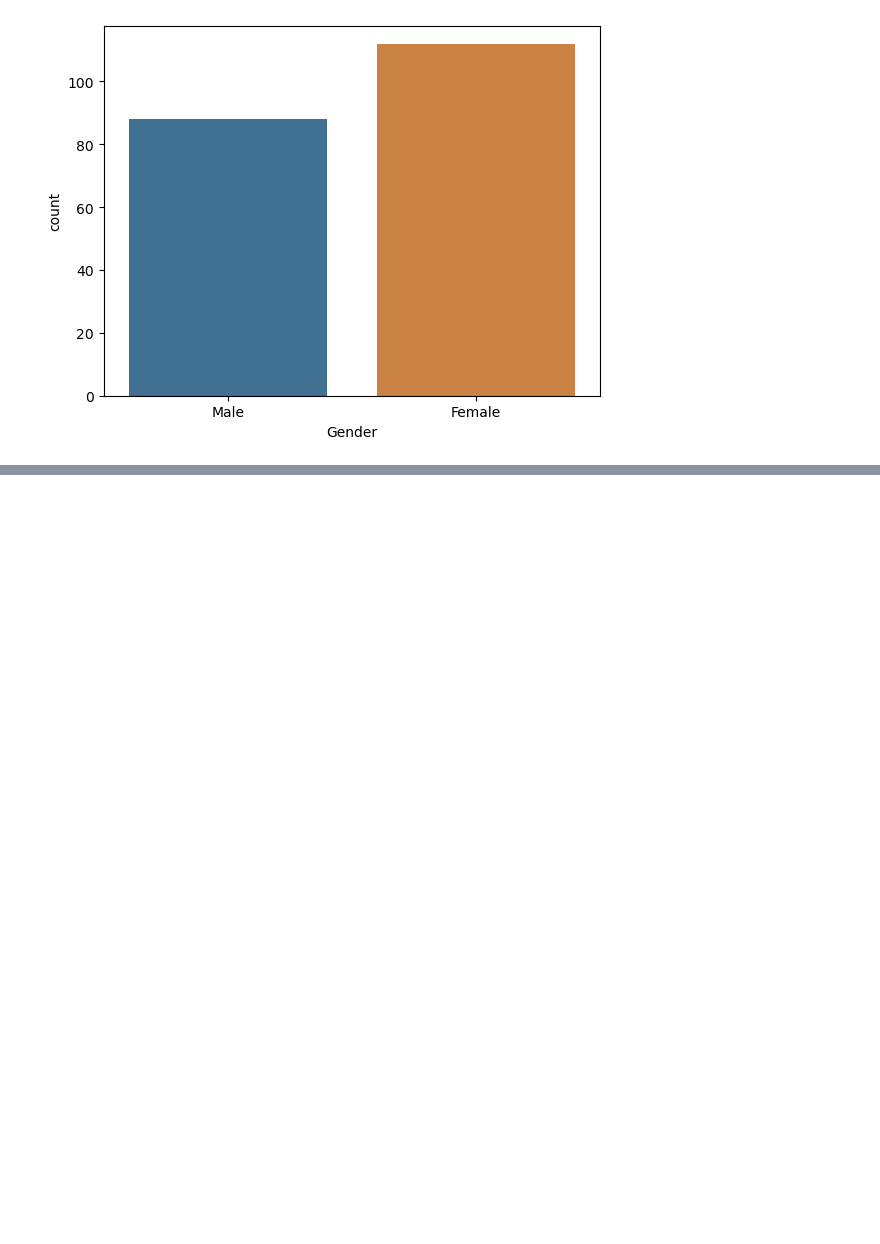
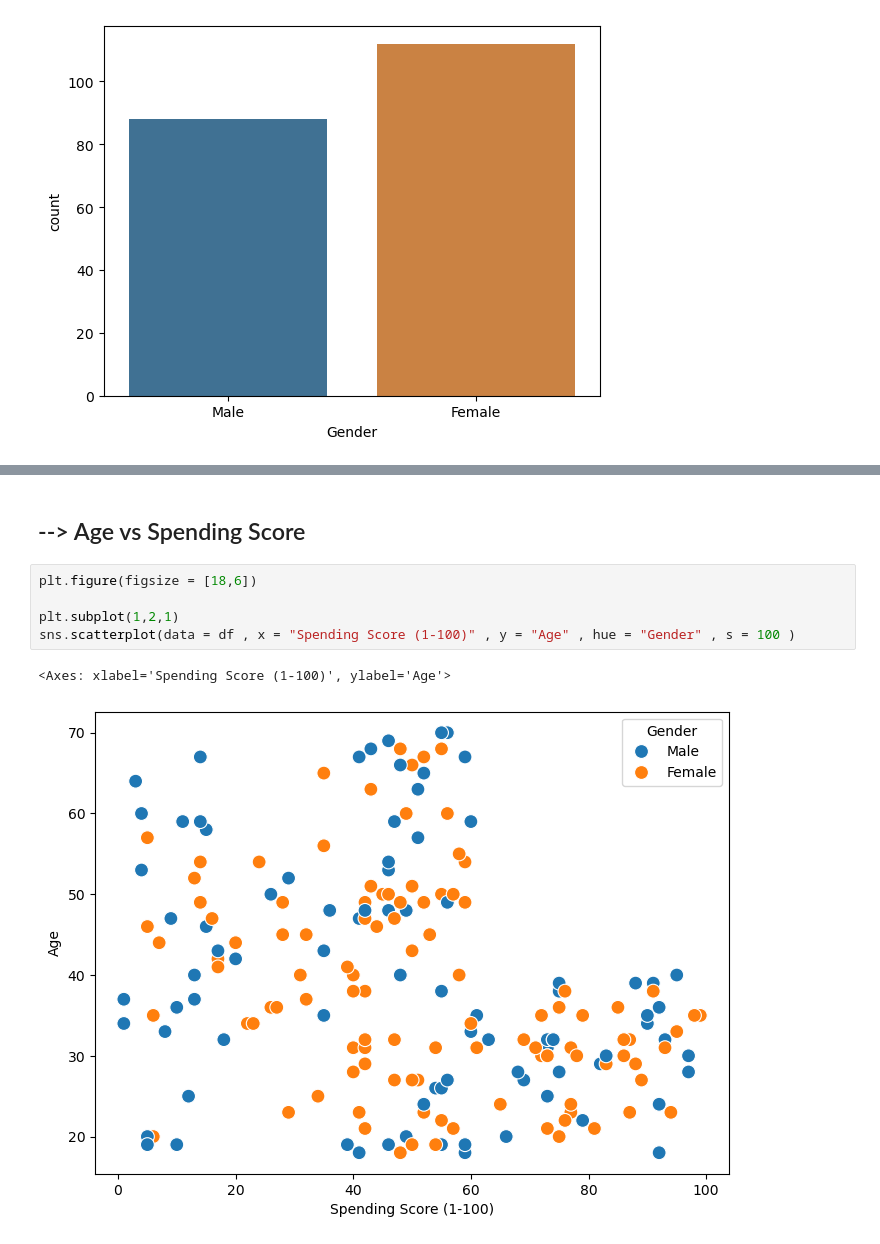
Before and after one commit to Nitin68BFH/mall_customers_eda, a Jupyter notebook: Untitled.ipynb, the cells around one changed output, grey strips where cells are left out. Saved outputs shown, nothing was run; the diff lists cells and outputs as text; blank space fills up the shorter version.

```diff
--- a/Untitled.ipynb
+++ b/Untitled.ipynb
@@ -95,0 +175,10 @@ df.sample(5)
+# %% [markdown]
+## --> Age vs Spending Score
+# %%
+plt.figure(figsize = [18,6])
+
+plt.subplot(1,2,1)
+sns.scatterplot(data = df , x = "Spending Score (1-100)" , y = "Age" , hue = "Gender" , s = 100 )
+# %% [output]
+<Axes: xlabel='Spending Score (1-100)', ylabel='Age'>
+[figure, added]
```
Also changed, not shown: parts of 25 cells of this notebook, 1 other file.
